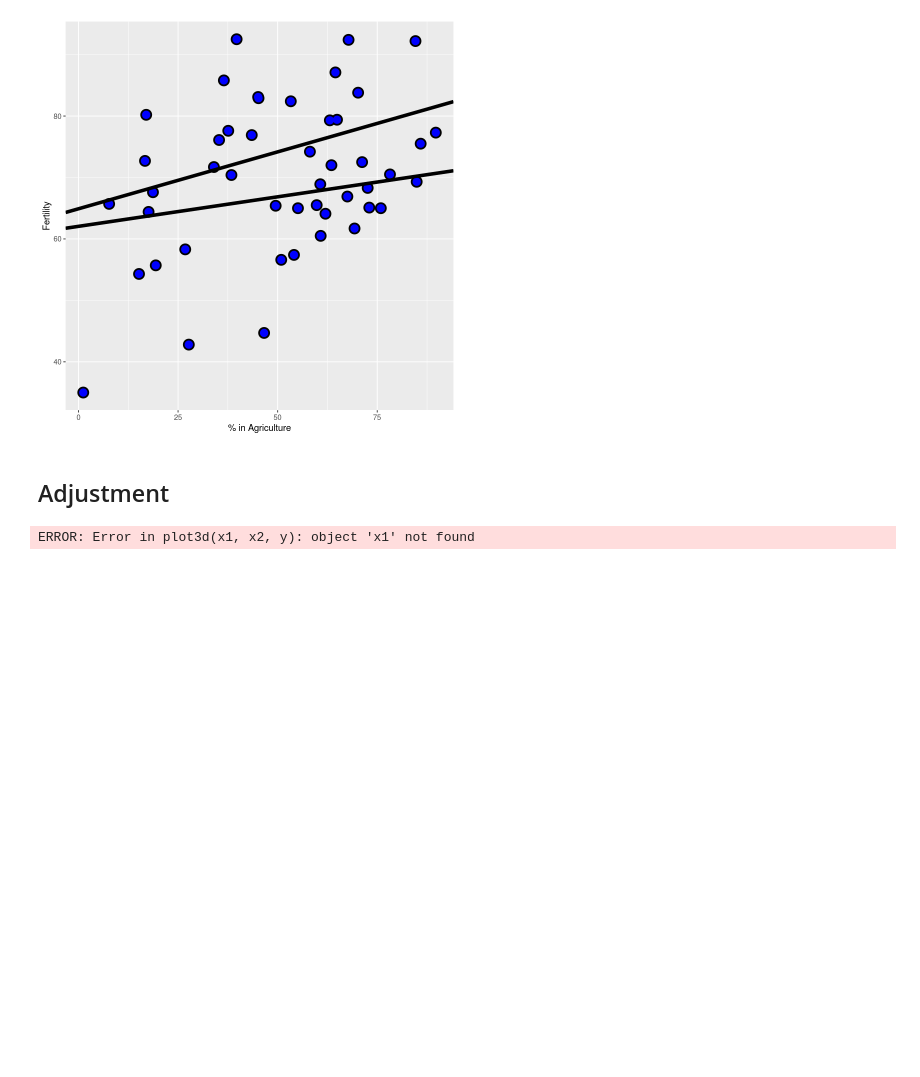
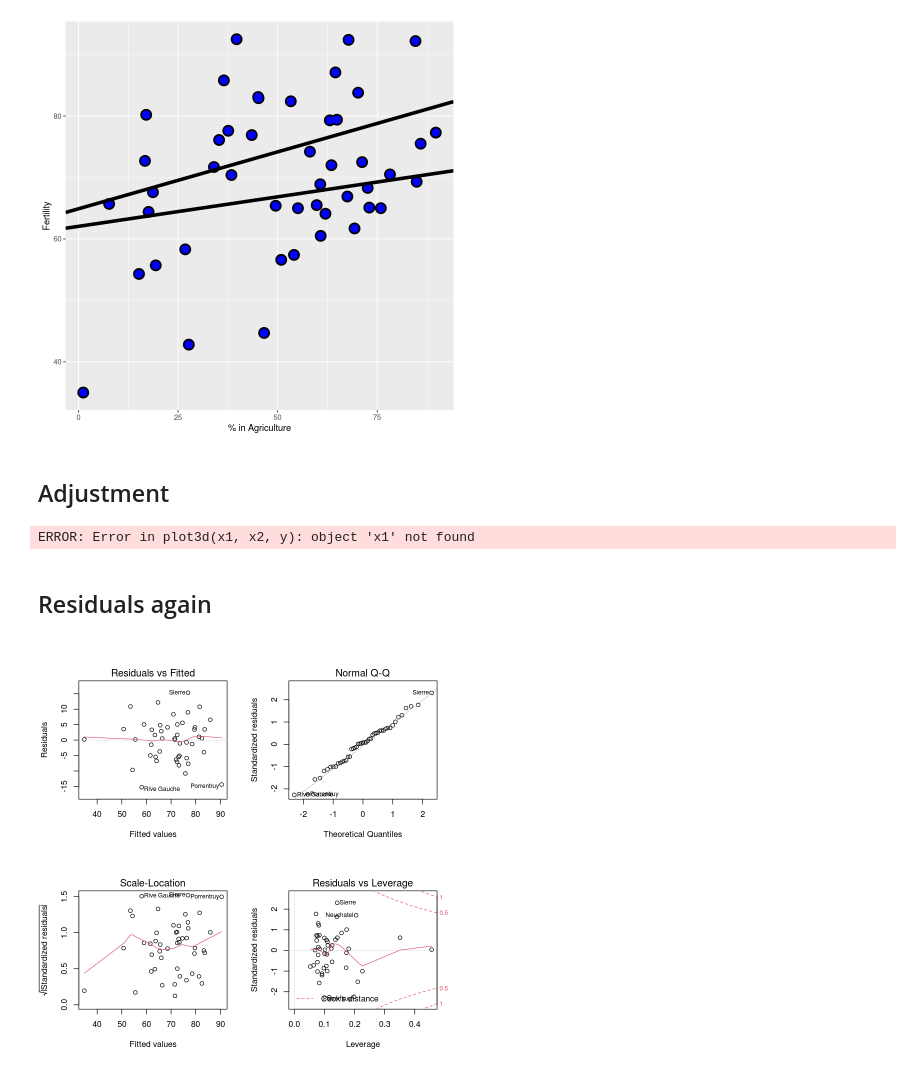
Before and after one commit to caoanroad4800/datasciencecoursera, a Jupyter notebook: 07_Regression_Models/Wk_03_Multivariate_regression_models.ipynb, the cells around one changed output. Drawn from its saved outputs; the diff is of its cells as text; code cells hidden in the pictures; blank space fills up the shorter version.

```diff
--- a/07_Regression_Models/Wk_03_Multivariate_regression_models.ipynb
+++ b/07_Regression_Models/Wk_03_Multivariate_regression_models.ipynb
@@ -342,3 +342,12 @@ library(rgl)
 plot3d(x1, x2, y)
 # %% [output]
 ERROR: Error in plot3d(x1, x2, y): object 'x1' not found
+# %% [markdown]
+## Residuals again
+# %%
+data(swiss)
+par(mfrow = c(2,2))
+fit <- lm(Fertility ~., data = swiss)
+plot(fit)
+# %% [output]
+[figure, added]
```
Also changed, not shown: parts of 8 cells of this notebook, 2 other files.
